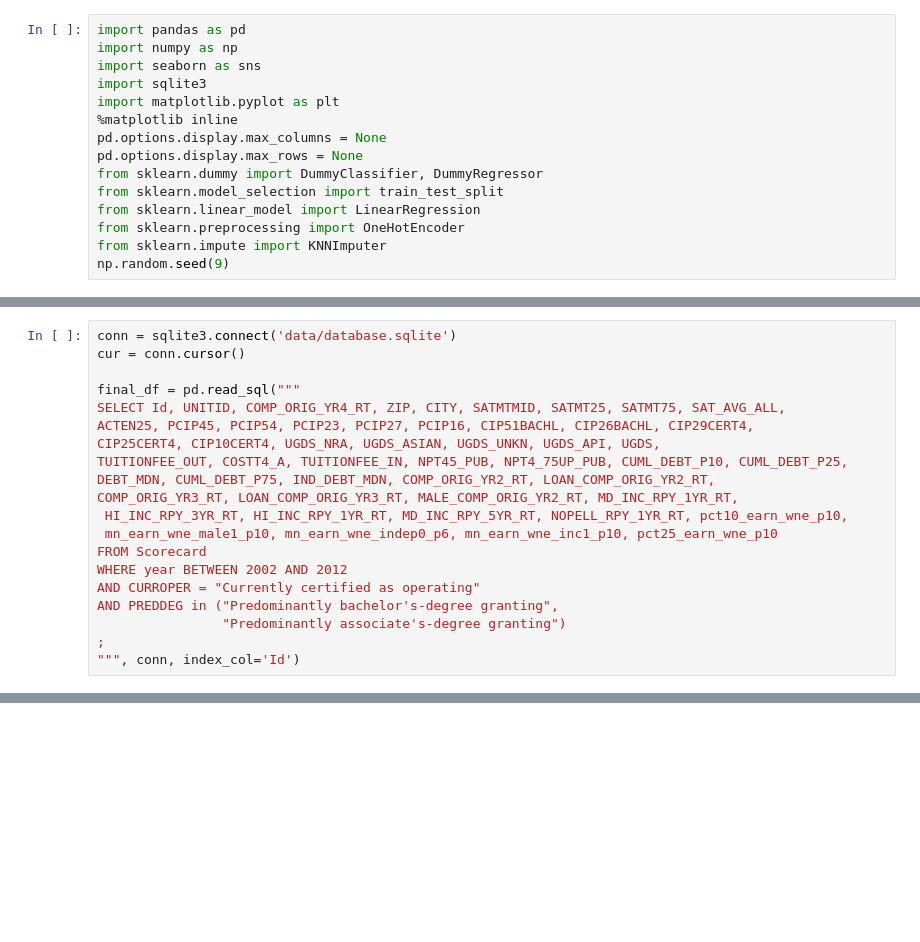
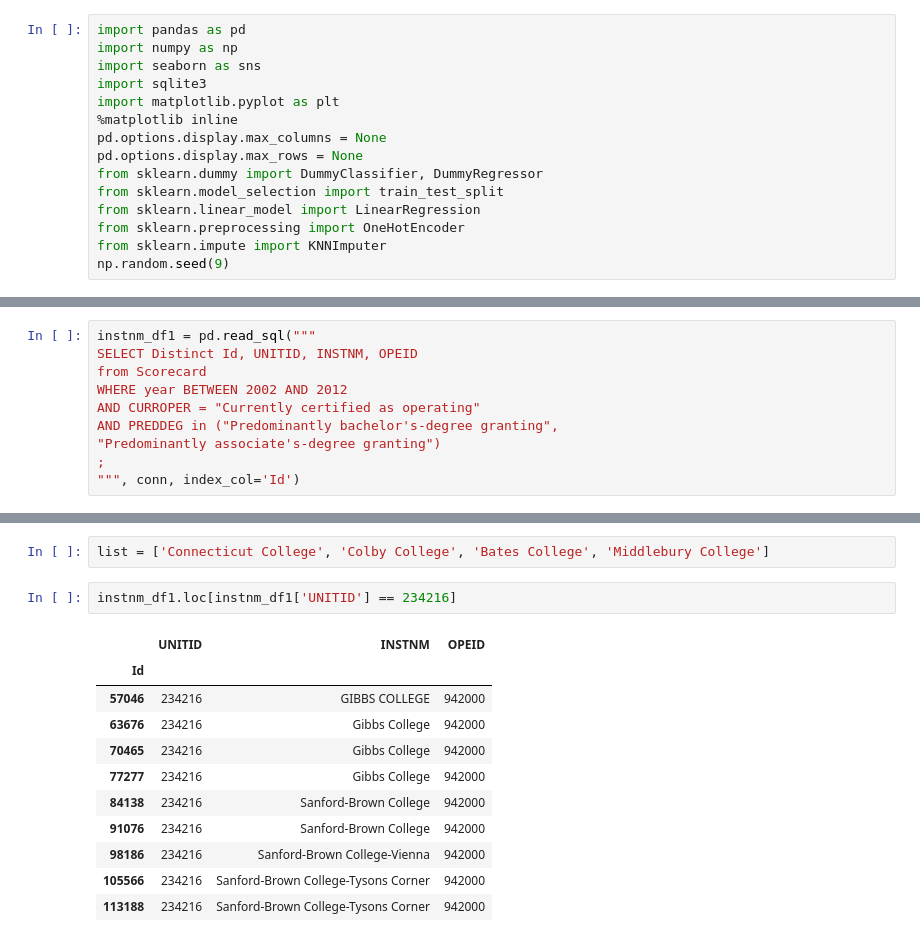
Before and after one commit to jesusbaquiax/college_graduation_rates, a Jupyter notebook: 03_EDA.ipynb, the cells around one changed output, grey strips where cells are left out. Drawn from its saved outputs; the diff is of its cells as text; blank space fills up the shorter version.

```diff
--- a/03_EDA.ipynb
+++ b/03_EDA.ipynb
@@ -16,20 +58,10 @@ np.random.seed(9)
 # %%
-conn = sqlite3.connect('data/database.sqlite')
-cur = conn.cursor()
-
-final_df = pd.read_sql("""
-SELECT Id, UNITID, COMP_ORIG_YR4_RT, ZIP, CITY, SATMTMID, SATMT25, SATMT75, SAT_AVG_ALL,
-ACTEN25, PCIP45, PCIP54, PCIP23, PCIP27, PCIP16, CIP51BACHL, CIP26BACHL, CIP29CERT4,
-CIP25CERT4, CIP10CERT4, UGDS_NRA, UGDS_ASIAN, UGDS_UNKN, UGDS_API, UGDS,
-TUITIONFEE_OUT, COSTT4_A, TUITIONFEE_IN, NPT45_PUB, NPT4_75UP_PUB, CUML_DEBT_P10, CUML_DEBT_P25,
-DEBT_MDN, CUML_DEBT_P75, IND_DEBT_MDN, COMP_ORIG_YR2_RT, LOAN_COMP_ORIG_YR2_RT,
-COMP_ORIG_YR3_RT, LOAN_COMP_ORIG_YR3_RT, MALE_COMP_ORIG_YR2_RT, MD_INC_RPY_1YR_RT,
- HI_INC_RPY_3YR_RT, HI_INC_RPY_1YR_RT, MD_INC_RPY_5YR_RT, NOPELL_RPY_1YR_RT, pct10_earn_wne_p10,
- mn_earn_wne_male1_p10, mn_earn_wne_indep0_p6, mn_earn_wne_inc1_p10, pct25_earn_wne_p10
-FROM Scorecard
+instnm_df1 = pd.read_sql("""
+SELECT Distinct Id, UNITID, INSTNM, OPEID
+from Scorecard
 WHERE year BETWEEN 2002 AND 2012
 AND CURROPER = "Currently certified as operating"
 AND PREDDEG in ("Predominantly bachelor's-degree granting",
-                "Predominantly associate's-degree granting")
+"Predominantly associate's-degree granting")
 ;
 """, conn, index_col='Id')
@@ -37,0 +116,16 @@ final_df = final_df.replace('PrivacySuppressed', np.nan, regex=True)
+# %%
+list = ['Connecticut College', 'Colby College', 'Bates College', 'Middlebury College']
+# %%
+instnm_df1.loc[instnm_df1['UNITID'] == 234216]
+# %% [output]
+|  | UNITID | INSTNM | OPEID |
+| Id |  |  |  |
+| 57046 | 234216 | GIBBS COLLEGE | 942000 |
+| 63676 | 234216 | Gibbs College | 942000 |
+| 70465 | 234216 | Gibbs College | 942000 |
+| 77277 | 234216 | Gibbs College | 942000 |
+| 84138 | 234216 | Sanford-Brown College | 942000 |
+| 91076 | 234216 | Sanford-Brown College | 942000 |
+| 98186 | 234216 | Sanford-Brown College-Vienna | 942000 |
+| 105566 | 234216 | Sanford-Brown College-Tysons Corner | 942000 |
+| 113188 | 234216 | Sanford-Brown College-Tysons Corner | 942000 |
```
Also changed, not shown: parts of 21 cells of this notebook, 2 other files.
